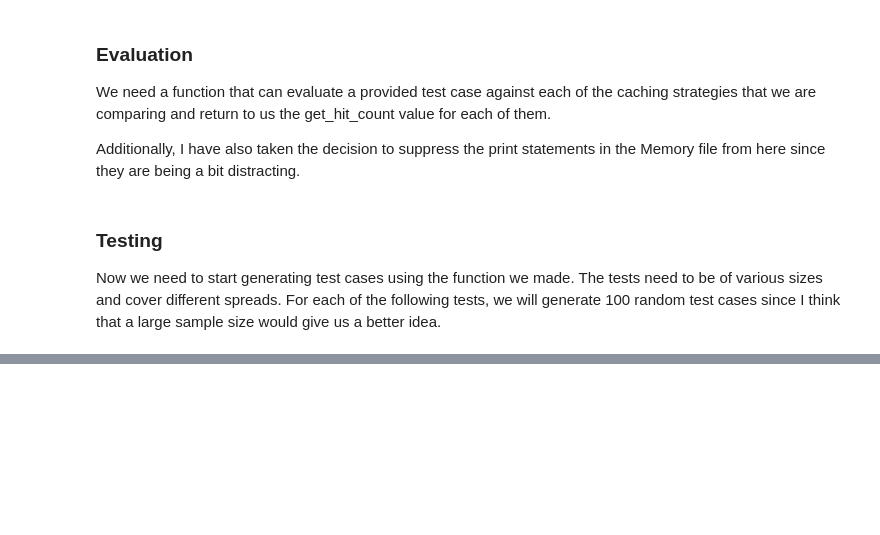
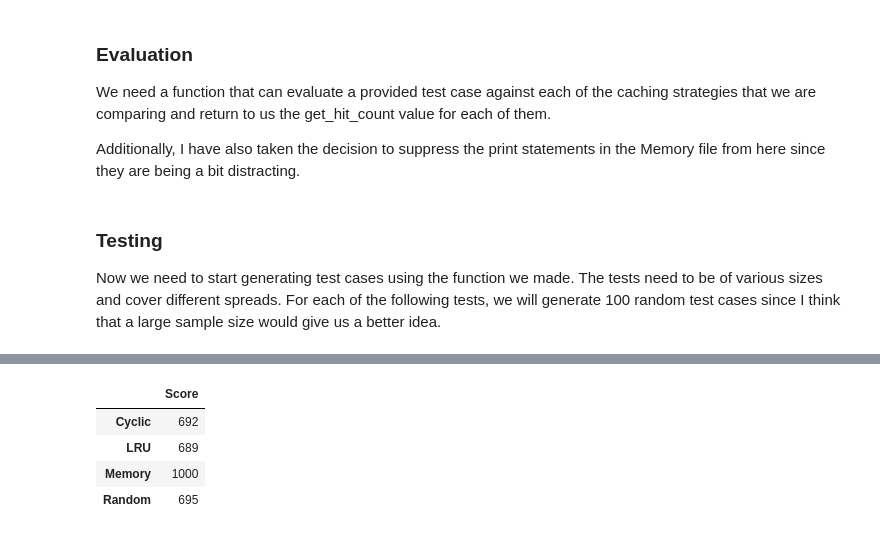
Before and after one commit to gurneetbhatia/OS-Coursework, a Jupyter notebook: experiment/Caching_Experiment.ipynb, the cells around one changed output, grey strips where cells are left out. Saved outputs shown, nothing was run; the diff lists cells and outputs as text; code cells hidden in the pictures; blank space fills up the shorter version.

```diff
--- a/experiment/Caching_Experiment.ipynb
+++ b/experiment/Caching_Experiment.ipynb
@@ -78,0 +84,9 @@ print(s_s_overall_scores)
+# %%
+ss_df = pd.DataFrame(s_s_overall_scores, index=['Score']).transpose()
+ss_df
+# %% [output]
+|  | Score |
+| Cyclic | 692 |
+| LRU | 689 |
+| Memory | 1000 |
+| Random | 695 |
```
Also changed, not shown: parts of 26 cells of this notebook.
